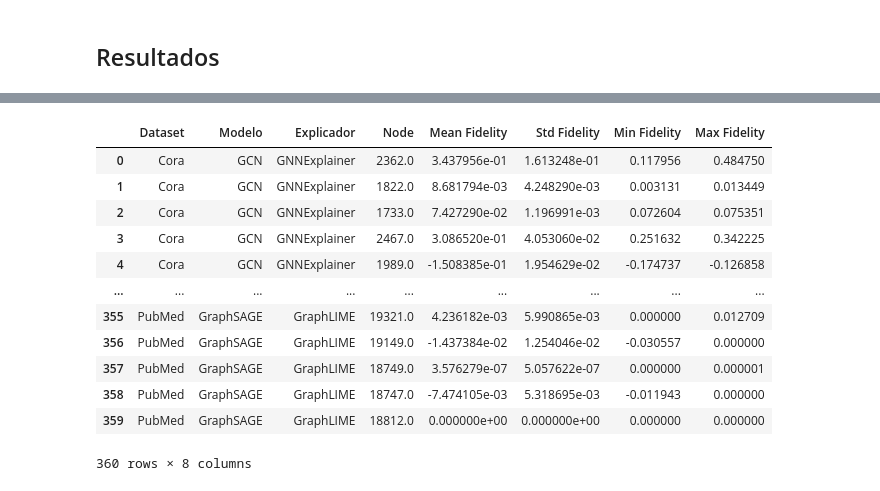
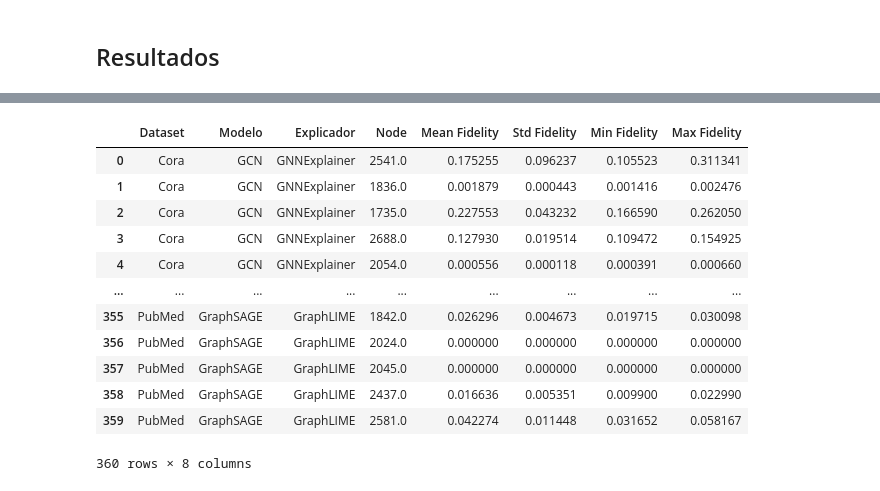
Before and after one commit to J0hnV1ct0r/Tabalho-Final-XAI, a Jupyter notebook: trabalho_final_xai.ipynb, the cells around one changed output, grey strips where cells are left out. Cells and saved outputs as stored; diff of their text form; code cells hidden in the pictures.

```diff
--- a/trabalho_final_xai.ipynb
+++ b/trabalho_final_xai.ipynb
@@ -4334,13 +5089,13 @@ pubmed_gat_graphlime_exp = load_explanations(
     save_dir=r"C:\faculdade\Tabalho-Final-XAI\explicacoes"
 )
 # %%
-fidelity_pubmed_gat_graphlime = fidelity(
+fidelity_pubmed_gat_graphlimeV2 = fidelity(
 
     models=pubmed_gat_models,
 
-    explanations=pubmed_gat_graphlime_exp,
+    explanations=explanations_graphlime_pubmed_GAT_conf,
 
-    selected_nodes=selected_nodes_pubmed,
+    selected_nodes=selected_nodes_pubmed_GAT,
 
     data=pubmed
 )
@@ -4379,13 +5134,13 @@ pubmed_graphsage_graphlime_exp = load_explanations(
     save_dir=r"C:\faculdade\Tabalho-Final-XAI\explicacoes"
 )
 # %%
-fidelity_pubmed_graphsage_graphlime = fidelity(
+fidelity_pubmed_graphsage_graphlimeV2 = fidelity(
 
     models=pubmed_graphsage_models,
 
-    explanations=pubmed_graphsage_graphlime_exp,
+    explanations=explanations_graphlime_pubmed_GraphSAGE_conf,
 
-    selected_nodes=selected_nodes_pubmed,
+    selected_nodes=selected_nodes_pubmed_GraphSAGE,
 
     data=pubmed
 )
@@ -4443,33 +5198,33 @@ all_results_fidelity_gnnexplainer = {
 }
 # %%
-all_results_fidelity_graphlime = {
+all_results_fidelity_graphlimeV2 = {
 
     "Cora_GCN":
-        fidelity_cora_gcn_graphlime,
+        fidelity_cora_gcn_graphlimeV2,
 
     "Cora_GAT":
-        fidelity_cora_gat_graphlime,
+        fidelity_cora_gat_graphlimeV2,
 
     "Cora_GraphSAGE":
-        fidelity_cora_graphsage_graphlime,
+        fidelity_cora_graphsage_graphlimeV2,
 
     "CiteSeer_GCN":
-        fidelity_cite_seer_gcn_graphlime,
+        fidelity_cite_seer_gcn_graphlimeV2,
 
     "CiteSeer_GAT":
-        fidelity_cite_seer_gat_graphlime,
+        fidelity_cite_seer_gat_graphlimeV2,
 
     "CiteSeer_GraphSAGE":
-        fidelity_cite_seer_graphsage_graphlime,
+        fidelity_cite_seer_graphsage_graphlimeV2,
 
     "PubMed_GCN":
-        fidelity_pubmed_gcn_graphlime,
+        fidelity_pubmed_gcn_graphlimeV2,
 
     "PubMed_GAT":
-        fidelity_pubmed_gat_graphlime,
+        fidelity_pubmed_gat_graphlimeV2,
 
     "PubMed_GraphSAGE":
-        fidelity_pubmed_graphsage_graphlime
+        fidelity_pubmed_graphsage_graphlimeV2
 }
 # %%
 import pickle
@@ -4489,10 +5244,10 @@ summary_rows = []
 for explainer_name, results in {
 
     "GNNExplainer":
-        all_results_fidelity_gnnexplainer,
+        all_results_fidelity_gnnexplainerV2,
 
     "GraphLIME":
-        all_results_fidelity_graphlime
+        all_results_fidelity_graphlimeV2
 
 }.items():
 
@@ -4560,10 +5315,10 @@ summary_rows = []
 for explainer_name, results in {
 
     "GNNExplainer":
-        all_results_fidelity_gnnexplainer,
+        all_results_fidelity_gnnexplainerV2,
 
     "GraphLIME":
-        all_results_fidelity_graphlime
+        all_results_fidelity_graphlimeV2
 
 }.items():
 
@@ -4577,44 +5332,44 @@ for explainer_name, results in {
 
                 "Dataset": dataset,
 
                 "Modelo": model,
 
                 "Explicador": explainer_name,
 
                 "Node": row["node"],
 
                 "Mean Fidelity":
                     row["mean_fidelity"],
 
                 "Std Fidelity":
                     row["std_fidelity"],
 
                 "Min Fidelity":
                     row["min_fidelity"],
 
                 "Max Fidelity":
                     row["max_fidelity"]
 
             })
 
 fidelity_node_df = pd.DataFrame(
     summary_rows
 )
 
 fidelity_node_df
 # %% [output]
 |  | Dataset | Modelo | Explicador | Node | Mean Fidelity | Std Fidelity | Min Fidelity | Max Fidelity |
-| 0 | Cora | GCN | GNNExplainer | 2362.0 | 3.437956e-01 | 1.613248e-01 | 0.117956 | 0.484750 |
-| 1 | Cora | GCN | GNNExplainer | 1822.0 | 8.681794e-03 | 4.248290e-03 | 0.003131 | 0.013449 |
-| 2 | Cora | GCN | GNNExplainer | 1733.0 | 7.427290e-02 | 1.196991e-03 | 0.072604 | 0.075351 |
-| 3 | Cora | GCN | GNNExplainer | 2467.0 | 3.086520e-01 | 4.053060e-02 | 0.251632 | 0.342225 |
-| 4 | Cora | GCN | GNNExplainer | 1989.0 | -1.508385e-01 | 1.954629e-02 | -0.174737 | -0.126858 |
+| 0 | Cora | GCN | GNNExplainer | 2541.0 | 0.175255 | 0.096237 | 0.105523 | 0.311341 |
+| 1 | Cora | GCN | GNNExplainer | 1836.0 | 0.001879 | 0.000443 | 0.001416 | 0.002476 |
+| 2 | Cora | GCN | GNNExplainer | 1735.0 | 0.227553 | 0.043232 | 0.166590 | 0.262050 |
+| 3 | Cora | GCN | GNNExplainer | 2688.0 | 0.127930 | 0.019514 | 0.109472 | 0.154925 |
+| 4 | Cora | GCN | GNNExplainer | 2054.0 | 0.000556 | 0.000118 | 0.000391 | 0.000660 |
 | ... | ... | ... | ... | ... | ... | ... | ... | ... |
-| 355 | PubMed | GraphSAGE | GraphLIME | 19321.0 | 4.236182e-03 | 5.990865e-03 | 0.000000 | 0.012709 |
-| 356 | PubMed | GraphSAGE | GraphLIME | 19149.0 | -1.437384e-02 | 1.254046e-02 | -0.030557 | 0.000000 |
-| 357 | PubMed | GraphSAGE | GraphLIME | 18749.0 | 3.576279e-07 | 5.057622e-07 | 0.000000 | 0.000001 |
-| 358 | PubMed | GraphSAGE | GraphLIME | 18747.0 | -7.474105e-03 | 5.318695e-03 | -0.011943 | 0.000000 |
-| 359 | PubMed | GraphSAGE | GraphLIME | 18812.0 | 0.000000e+00 | 0.000000e+00 | 0.000000 | 0.000000 |
+| 355 | PubMed | GraphSAGE | GraphLIME | 1842.0 | 0.026296 | 0.004673 | 0.019715 | 0.030098 |
+| 356 | PubMed | GraphSAGE | GraphLIME | 2024.0 | 0.000000 | 0.000000 | 0.000000 | 0.000000 |
+| 357 | PubMed | GraphSAGE | GraphLIME | 2045.0 | 0.000000 | 0.000000 | 0.000000 | 0.000000 |
+| 358 | PubMed | GraphSAGE | GraphLIME | 2437.0 | 0.016636 | 0.005351 | 0.009900 | 0.022990 |
+| 359 | PubMed | GraphSAGE | GraphLIME | 2581.0 | 0.042274 | 0.011448 | 0.031652 | 0.058167 |
 360 rows × 8 columns
 # %%
 fidelity_node_df.to_csv(
```
Also changed, not shown: parts of 270 cells of this notebook.
